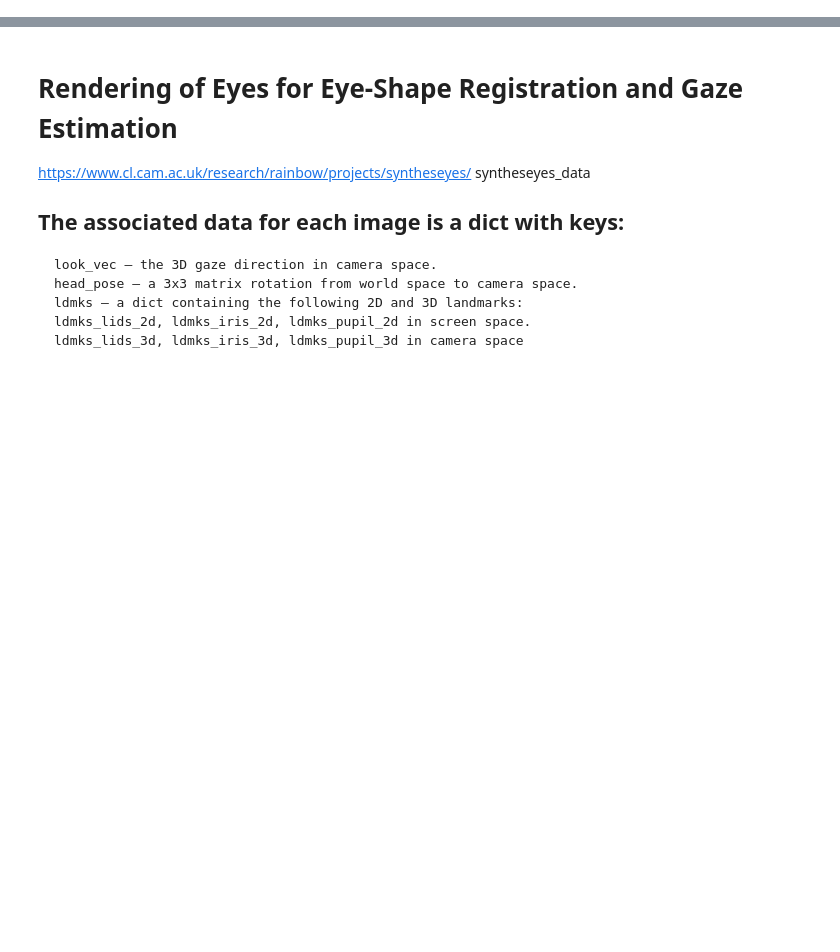
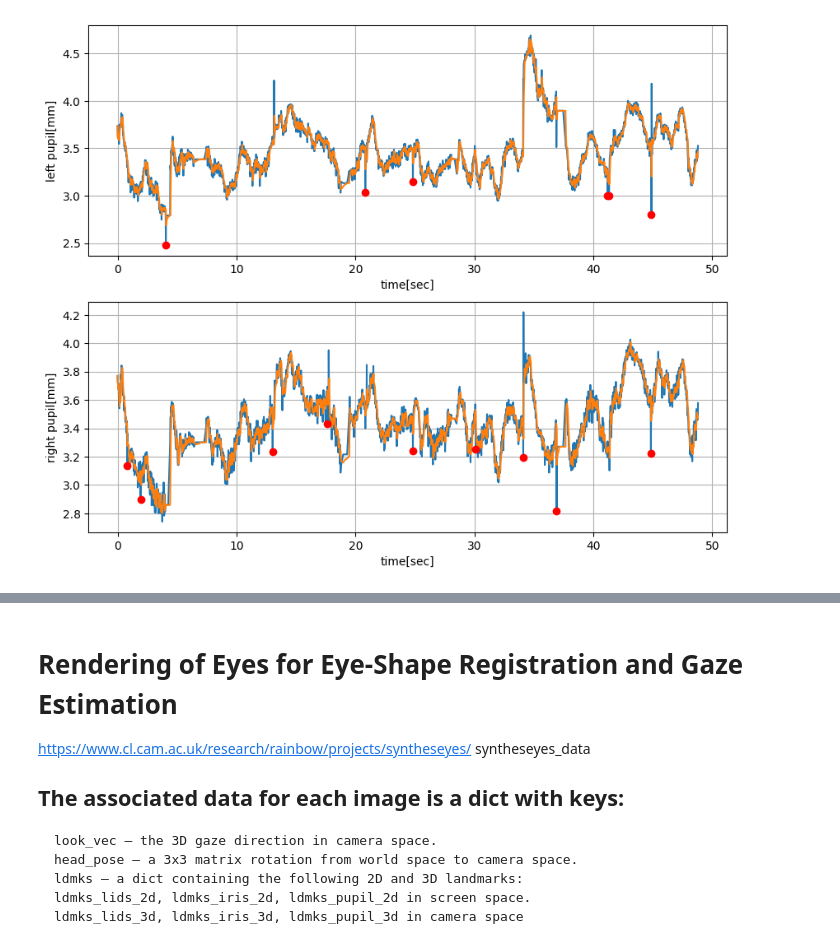
Before and after one commit to avi33/eyetracking, a Jupyter notebook: playground.ipynb, the cells around one changed output, grey strips where cells are left out. Cells and saved outputs as stored; diff of their text form; code cells hidden in the pictures; blank space fills up the shorter version.

```diff
--- a/playground.ipynb
+++ b/playground.ipynb
@@ -73,16 +111,20 @@ print(err_l.std(), theta_right.std())
 # %%
-blinks_l = (np.abs(left-left_est) > err_l.std() * 3) & (err_l < 0)
-blinks_r = (np.abs(right-right_est) > err_r.std() * 3) & (err_r < 0)
+blinks_l = (np.abs(left-left_est) > err_l.std() * 3) & (err_l < 0) & (left < left.mean())
+blinks_r = (np.abs(right-right_est) > err_r.std() * 3) & (err_r < 0) & (right < right.mean())
 # %%
 fig, ax = plt.subplots(2, figsize=(10, 8))
 ax[0].plot(t_ax, left)
 ax[0].plot(t_ax, left_est)
 ax[0].plot(t_ax[blinks_l], left[blinks_l], 'ro')
 ax[0].grid(True)
-ax[0].set_ylabel("left")
+ax[0].set_ylabel("left pupil[mm]")
+ax[0].set_xlabel("time[sec]")
 ax[1].plot(t_ax, right)
 ax[1].plot(t_ax, right_est)
 ax[1].plot(t_ax[blinks_r], right[blinks_r], 'ro')
 ax[1].grid(True)
-ax[1].set_ylabel("right")
+ax[1].set_ylabel("right pupil[mm]")
+ax[1].set_xlabel("time[sec]")
 plt.show()
+# %% [output]
+[figure, added]
```
Also changed, not shown: parts of 11 cells of this notebook, 3 other files.
